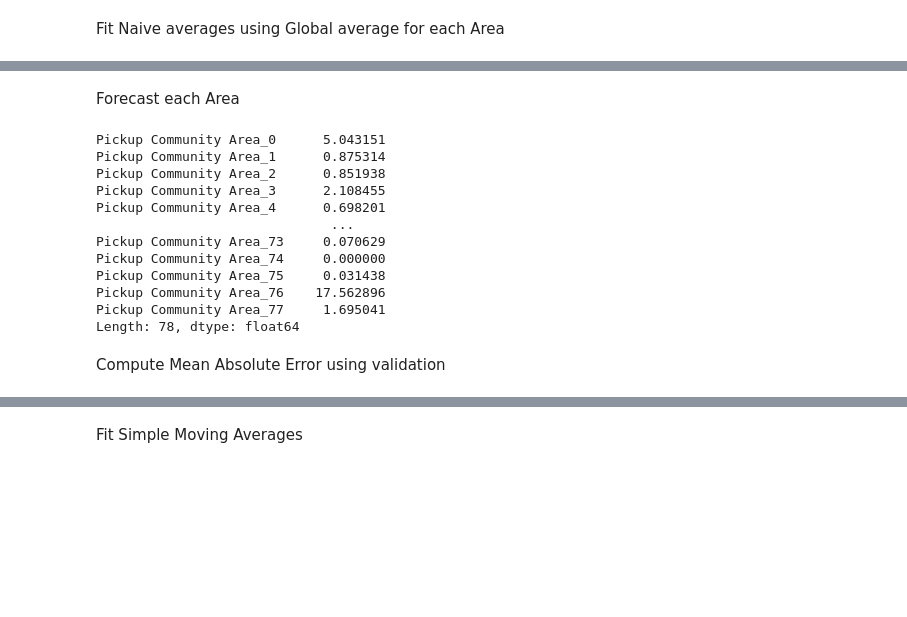
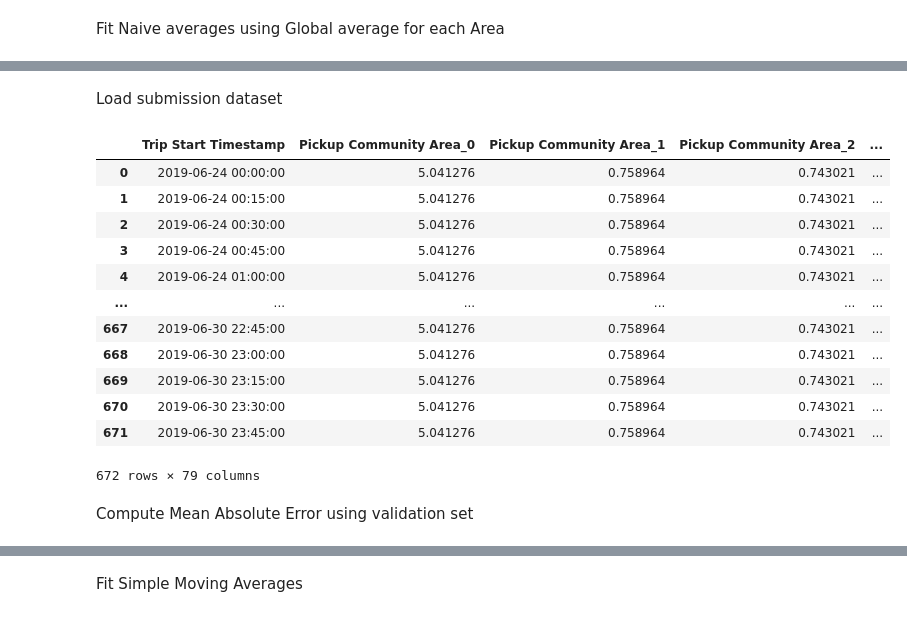
Before and after one commit to isel-har/uber_42, a Jupyter notebook: statistical_models_forecasting.ipynb, the cells around one changed output, grey strips where cells are left out. Saved outputs shown, nothing was run; the diff lists cells and outputs as text; code cells hidden in the pictures; blank space fills up the shorter version.

```diff
--- a/statistical_models_forecasting.ipynb
+++ b/statistical_models_forecasting.ipynb
@@ -72,7 +71,6 @@ from statsmodels.tsa.seasonal import STL
 
 cleaned_train = train.copy()
 cleaned_full_train = df.copy()
-
 
 # def detect_anomalies(serie, robust=True, period=672, threshold=3.0): # an be used!
 
@@ -108,7 +106,7 @@ def detect_anomalies(serie, robust=True, period=672):
 
 for area in areas:
 
-    serie = train[area]
+    serie = cleaned_train[area]
     full_serie = df[area]
 
     anomalies_train = detect_anomalies(serie)
@@ -151,9 +166,13 @@ Log Transformation
 # %%
-transformed_train = cleaned_train.copy()
-transformed_full_train = cleaned_full_train.copy()
+# transformed_train = cleaned_train.copy()
+# transformed_full_train = cleaned_full_train.copy()
 
-for area in areas:
-    transformed_train[area] = np.log1p(transformed_train[area])
 
-## delete cleaned Dataframes
-del cleaned_full_train, cleaned_train
+# for area in areas:
+#     transformed_train[area] = np.log1p(transformed_train[area])
+#     transformed_full_train[area] = np.log1p(transformed_full_train[area])
+
+# ## delete cleaned Dataframes
+# del cleaned_full_train, cleaned_train
+
+# transformed_full_train.isna().sum()
@@ -204,6 +194,7 @@ ValueError: Invalid input, x is constant
 # %% [markdown]
 Fit Naive averages using Global average for each Area
 # %%
-global_averages = transformed_train[areas].mean()
-global_averages
+global_full_train_avgs = transformed_full_train[areas].mean()
+global_train_avgs = transformed_train[areas].mean()
+global_full_train_avgs
 # %% [output]
@@ -221,3 +212,3 @@ Pickup Community Area_77    0.991413
 Length: 78, dtype: float64
-# %% [markdown]
-Forecast each Area
+# %% [markdown]
+Load submission dataset
@@ -224,21 +217,29 @@ Forecast each Area
 # %%
-forecast = pd.Series(index=areas)
+forecast = {}
 for area in areas:
-    forecast[area] = np.expm1(global_averages[area])
+    forecast[area] = np.expm1(global_full_train_avgs[area])
 
-forecast
+
+pred_df = pd.DataFrame(columns=sub_df.columns)
+pred_df['Trip Start Timestamp'] = sub_df['Trip Start Timestamp']
+
+for area in areas:
+    pred_df[area] = np.ones(len(sub_df)) * forecast[area]
+
+pred_df
 # %% [output]
+|  | Trip Start Timestamp | Pickup Community Area_0 | Pickup Community Area_1 | Pickup Community Area_2 | ... |
+| 0 | 2019-06-24 00:00:00 | 5.041276 | 0.758964 | 0.743021 | ... |
+| 1 | 2019-06-24 00:15:00 | 5.041276 | 0.758964 | 0.743021 | ... |
+| 2 | 2019-06-24 00:30:00 | 5.041276 | 0.758964 | 0.743021 | ... |
+| 3 | 2019-06-24 00:45:00 | 5.041276 | 0.758964 | 0.743021 | ... |
+| 4 | 2019-06-24 01:00:00 | 5.041276 | 0.758964 | 0.743021 | ... |
+| ... | ... | ... | ... | ... | ... |
+| 667 | 2019-06-30 22:45:00 | 5.041276 | 0.758964 | 0.743021 | ... |
+| 668 | 2019-06-30 23:00:00 | 5.041276 | 0.758964 | 0.743021 | ... |
+| 669 | 2019-06-30 23:15:00 | 5.041276 | 0.758964 | 0.743021 | ... |
+| 670 | 2019-06-30 23:30:00 | 5.041276 | 0.758964 | 0.743021 | ... |
+| 671 | 2019-06-30 23:45:00 | 5.041276 | 0.758964 | 0.743021 | ... |
-Pickup Community Area_0      5.043151
-Pickup Community Area_1      0.875314
-Pickup Community Area_2      0.851938
-Pickup Community Area_3      2.108455
-Pickup Community Area_4      0.698201
-                              ...
-Pickup Community Area_73     0.070629
-Pickup Community Area_74     0.000000
-Pickup Community Area_75     0.031438
-Pickup Community Area_76    17.562896
-Pickup Community Area_77     1.695041
-Length: 78, dtype: float64
+672 rows × 79 columns
 # %% [markdown]
-Compute Mean Absolute Error using validation
+Compute Mean Absolute Error using validation set
```
Also changed, not shown: parts of 15 cells of this notebook.
